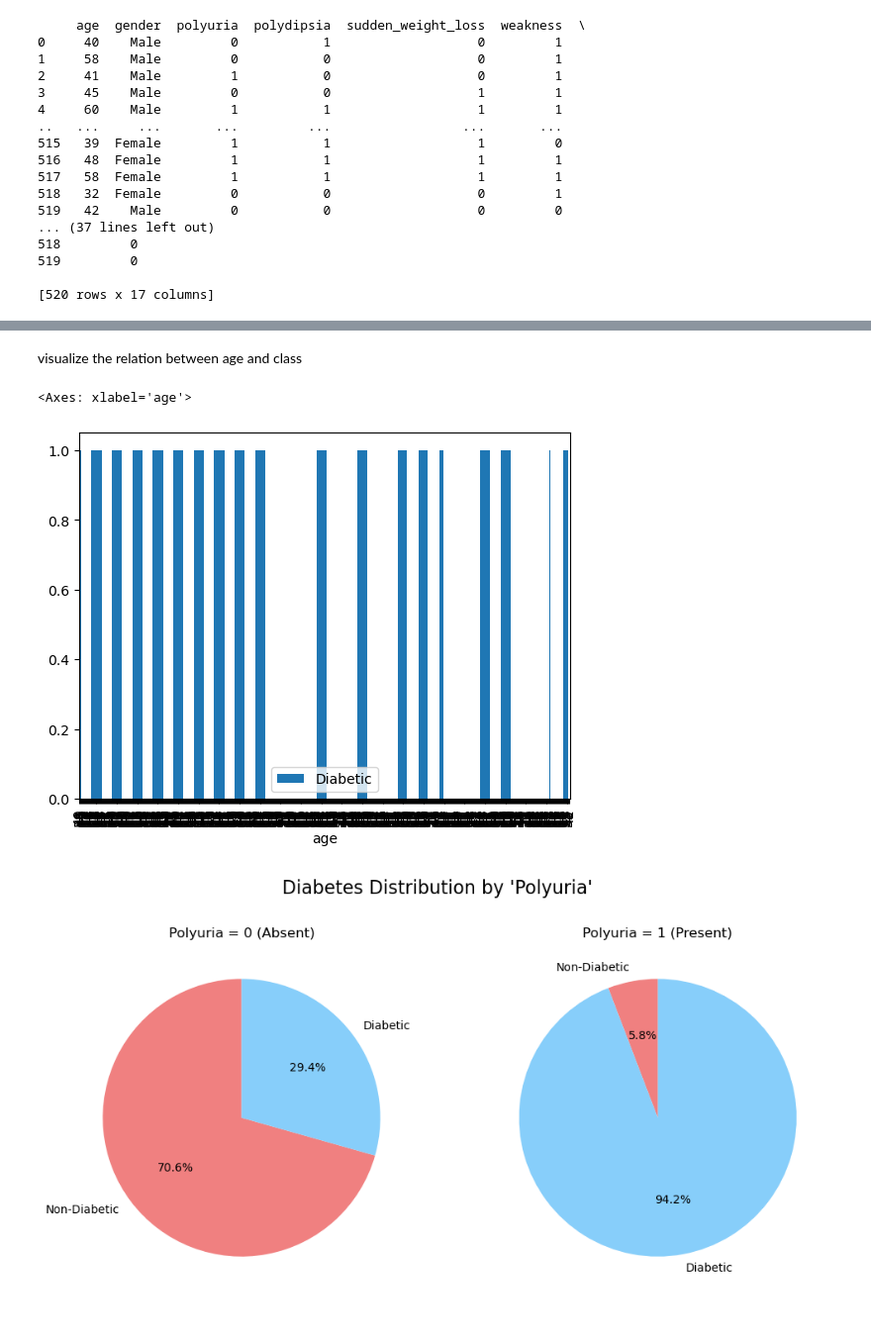
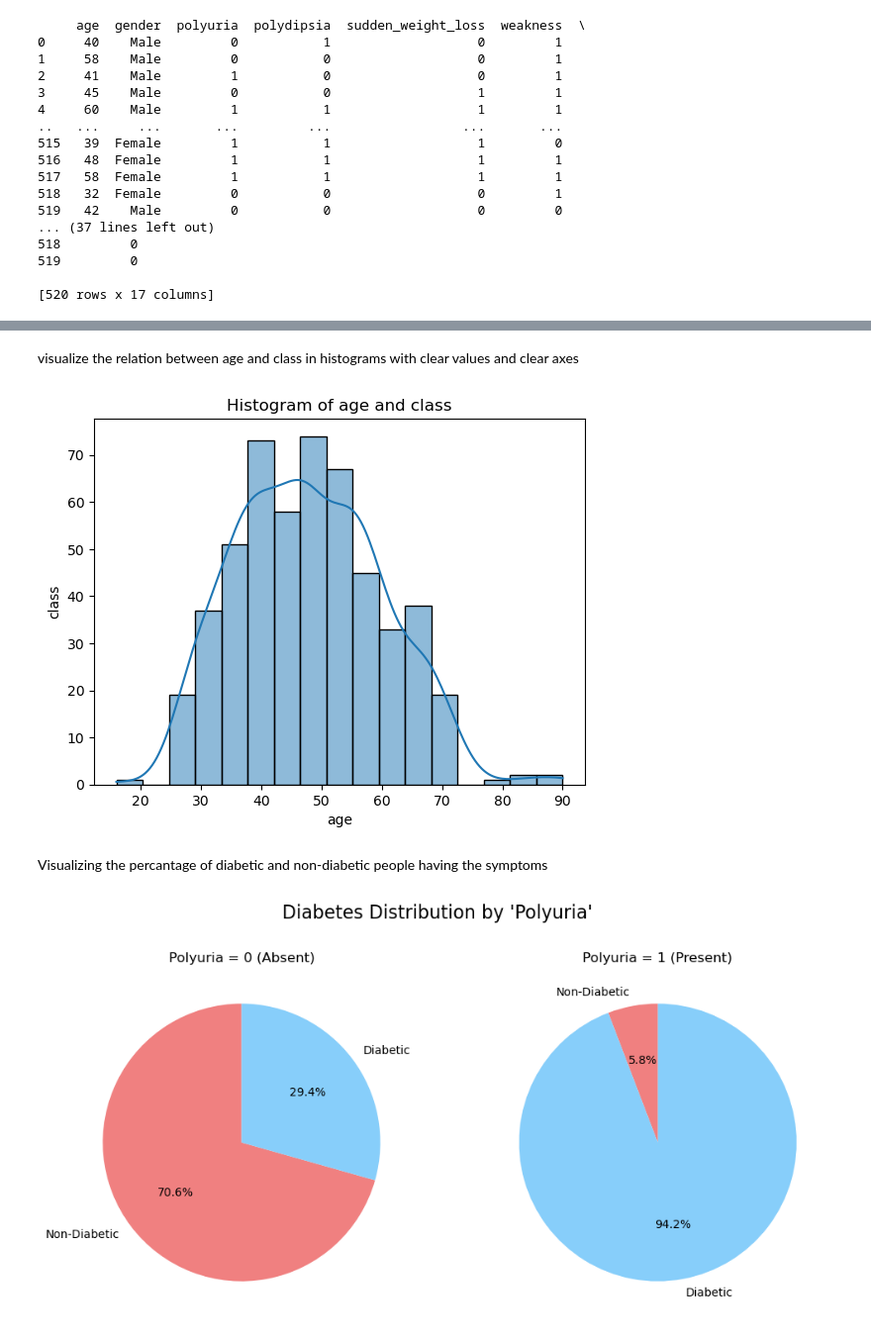
Before and after one commit to deepika3006/srisaideepikanallamilli-GlucoSense-Infy-Nov24, a Jupyter notebook: diabetes_data.ipynb, the cells around one changed output, grey strips where cells are left out. Shown at 99% size. Saved outputs shown, nothing was run; the diff lists cells and outputs as text; code cells hidden in the pictures.

```diff
--- a/diabetes_data.ipynb
+++ b/diabetes_data.ipynb
@@ -26,10 +68,15 @@ print(df)
 # %% [markdown]
-visualize the relation between age and class
+visualize the relation between age and class in histograms with clear values and clear axes
-# %%
-df.plot(x='age',y='Diabetic',kind='bar')
-# %% [output]
-<Axes: xlabel='age'>
-[figure, removed]
+# %%
+sns.histplot(data['age'], kde=True)
+plt.title('Histogram of age and class')
+plt.xlabel('age')
+plt.ylabel('class')
+plt.show()
+# %% [output]
+[figure, added]
+# %% [markdown]
+Visualizing the percantage of diabetic and non-diabetic people having the symptoms
 # %%
 import pandas as pd
 import matplotlib.pyplot as plt
```
Also changed, not shown: parts of 16 cells of this notebook.
